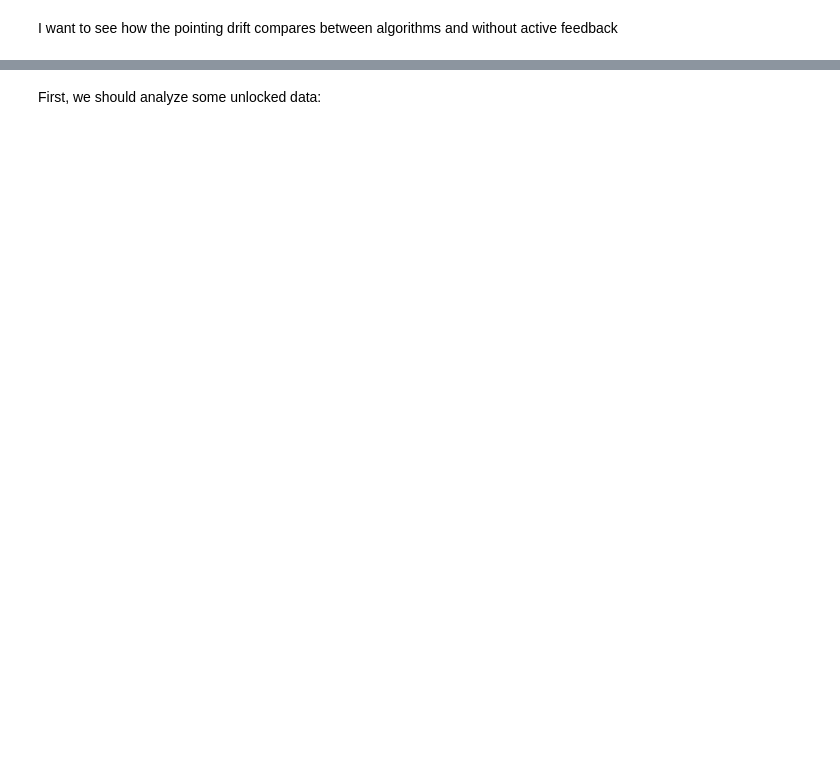
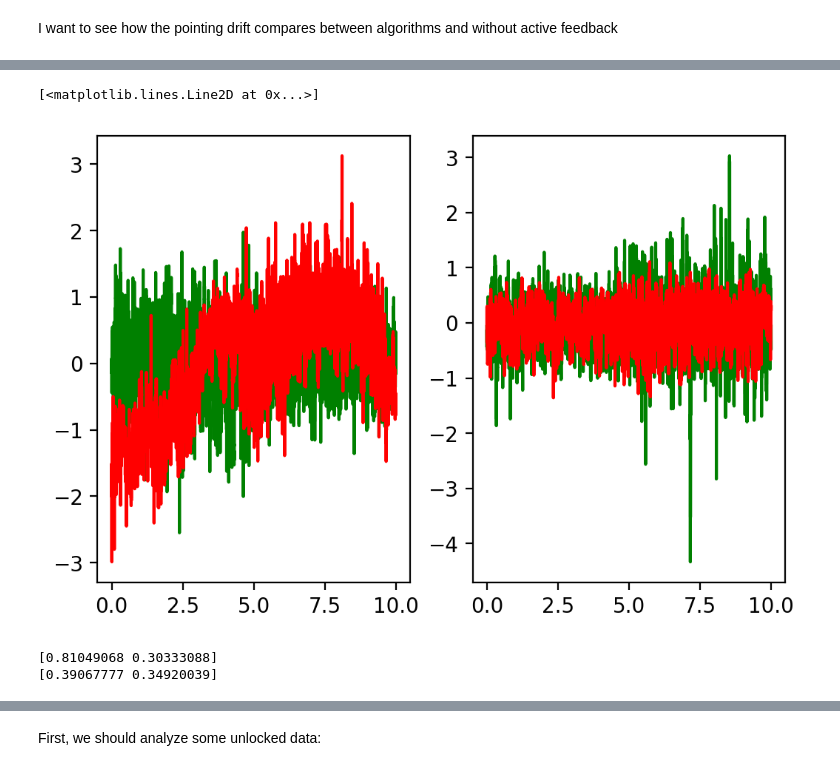
Before and after one commit to aglinn/LaserPointLock, a Jupyter notebook: Characterizing PointLock Algorithms.ipynb, the cells around one changed output, grey strips where cells are left out. Cells and saved outputs as stored; diff of their text form; code cells hidden in the pictures; blank space fills up the shorter version.

```diff
--- a/Characterizing PointLock Algorithms.ipynb
+++ b/Characterizing PointLock Algorithms.ipynb
@@ -7,0 +60,40 @@ from Packages.UpdateManager import UpdateManager
+# %%
+file_name = r'/Users/glinn/Google Drive (anli2171@colorado.edu)/Dessau Lab/Code/PointLock Software/LaserPointLock/Data/2023-04-05/pointing_cam2_locked_4'
+cam_2_pointing = np.memmap(file_name,dtype='float64',mode='r',order='C')
+cam_2_pointing = cam_2_pointing.reshape(3, int(cam_2_pointing.size/3))
+cam_2_pointing = copy.deepcopy(cam_2_pointing)
+cam_2_pointing[2,:] -= cam_2_pointing[2,:].min()
+file_name = r'/Users/glinn/Google Drive (anli2171@colorado.edu)/Dessau Lab/Code/PointLock Software/LaserPointLock/Data/2023-04-05/pointing_cam2_unlocked_6'
+cam_2_pointing_unlocked = np.memmap(file_name,dtype='float64',mode='r',order='C')
+cam_2_pointing_unlocked = cam_2_pointing_unlocked.reshape(3, int(cam_2_pointing_unlocked.size/3))
+cam_2_pointing_unlocked = copy.deepcopy(cam_2_pointing_unlocked)
+cam_2_pointing_unlocked[2,:] -= cam_2_pointing_unlocked[2,:].min()
+
+t_window_unlocked = [0,10]
+t_window_unlocked_low_ind = np.argmin(np.abs(cam_2_pointing_unlocked[2,:]-t_window_unlocked[0]*60*1000))
+t_window_unlocked_high_ind = np.argmin(np.abs(cam_2_pointing_unlocked[2,:]-t_window_unlocked[1]*60*1000))
+t_window_unlocked_ind = [t_window_unlocked_low_ind,t_window_unlocked_high_ind]
+cam_2_pointing_unlocked = cam_2_pointing_unlocked[:,t_window_unlocked_ind[0]:t_window_unlocked_ind[1]]
+
+t_window = [0,10]
+t_window_low_ind = np.argmin(np.abs(cam_2_pointing[2,:]-t_window[0]*60*1000))
+t_window_high_ind = np.argmin(np.abs(cam_2_pointing[2,:]-t_window[1]*60*1000))
+t_window_ind = [t_window_low_ind,t_window_high_ind]
+cam_2_pointing = cam_2_pointing[:,t_window_ind[0]:t_window_ind[1]]
+# %%
+fig, ax = plt.subplots(1,2,dpi = 200)
+plt.sca(ax[0])
+plt.plot((cam_2_pointing[2,:]-cam_2_pointing[2,:].min())/1000/60, cam_2_pointing[0,:]-cam_2_pointing[0,:].mean(),'g')
+plt.plot((cam_2_pointing_unlocked[2,:]-cam_2_pointing_unlocked[2,:].min())/1000/60, cam_2_pointing_unlocked[0,:]-cam_2_pointing_unlocked[0,:].mean(),'r')
+plt.sca(ax[1])
+plt.plot((cam_2_pointing[2,:]-cam_2_pointing[2,:].min())/1000/60, cam_2_pointing[1,:]-cam_2_pointing[1,:].mean(),'g')
+plt.plot((cam_2_pointing_unlocked[2,:]-cam_2_pointing_unlocked[2,:].min())/1000/60, cam_2_pointing_unlocked[1,:]-cam_2_pointing_unlocked[1,:].mean(),'r')
+# %% [output]
+[<matplotlib.lines.Line2D at 0x...>]
+[figure, added]
+# %%
+print(np.std(cam_2_pointing_unlocked[0:2,:],axis=1))
+print(np.std(cam_2_pointing[0:2,:],axis=1))
+# %% [output]
+[0.81049068 0.30333088]
+[0.39067777 0.34920039]
```
Also changed, not shown: parts of 41 cells of this notebook, 5 other files.
